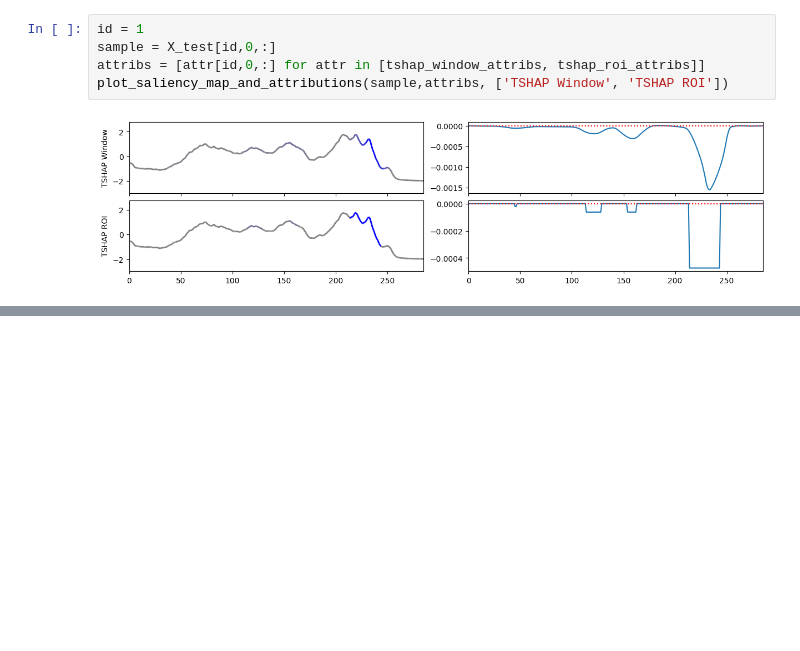
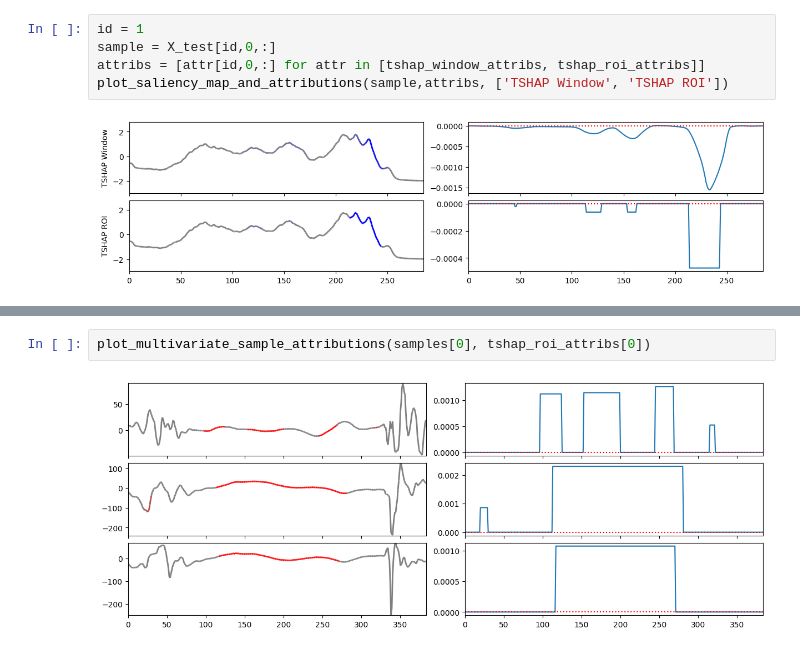
Before and after one commit to mlgig/tshap, a Jupyter notebook: tshap.ipynb, the cells around one changed output, grey strips where cells are left out. Drawn from its saved outputs; the diff is of its cells as text; blank space fills up the shorter version.

```diff
--- a/tshap.ipynb
+++ b/tshap.ipynb
@@ -63,0 +101,4 @@ plot_saliency_map_and_attributions(sample,attribs, ['TSHAP Window', 'TSHAP ROI']
+# %%
+plot_multivariate_sample_attributions(samples[0], tshap_roi_attribs[0])
+# %% [output]
+[figure, added]
```
Also changed, not shown: parts of 10 cells of this notebook, 3 other files.
